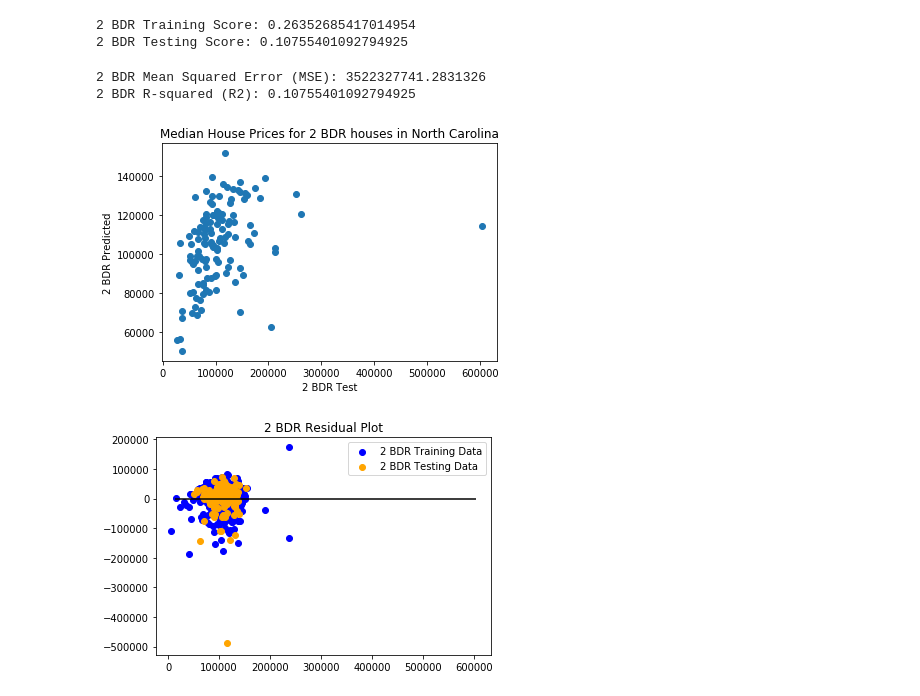
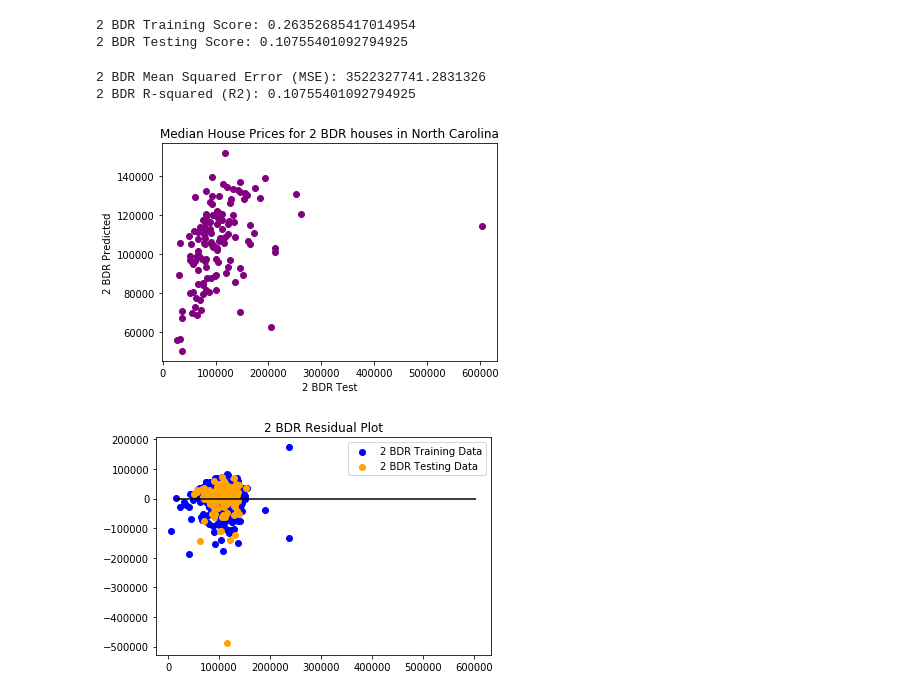
Before and after one commit to waghrayrashi/housepriceprediction, a Jupyter notebook: rw_nchousepricepredictions.ipynb, the cells around one changed output. Saved outputs shown, nothing was run; the diff lists cells and outputs as text; code cells hidden in the pictures.

```diff
--- a/rw_nchousepricepredictions.ipynb
+++ b/rw_nchousepricepredictions.ipynb
@@ -179,33 +179,33 @@ print(f"2 BDR Testing Score: {testing_score_2bdr}")
 # %%
 # Calculate the mean_squared_error and the r-squared value for the testing data
 from sklearn.metrics import mean_squared_error, r2_score
 
 # Use the model to make predictions
 predicted_2bdr = model_2bdr.predict(X_test_2bdr)
 
 # Score the predictions with mse and r2
 mse_2bdr = mean_squared_error(y_test_2bdr, predicted_2bdr)
 r2_2bdr = r2_score(y_test_2bdr, predicted_2bdr)
 print(f"2 BDR Mean Squared Error (MSE): {mse_2bdr}")
 print(f"2 BDR R-squared (R2): {r2_2bdr}")
 
 #Plot the Predicted house prices
-plt.scatter(y_test_2bdr,predicted_2bdr)
+plt.scatter(y_test_2bdr,predicted_2bdr, c="purple")
 
 # Label plot
 plt.xlabel('2 BDR Test')
 plt.ylabel('2 BDR Predicted')
 
 plt.title('Median House Prices for 2 BDR houses in North Carolina')
 
 plt.savefig('./static/images/LinearRegression_2bdr.png')
 
 # Show plot
 plt.show()
 # %% [output]
 2 BDR Mean Squared Error (MSE): 3522327741.2831326
 2 BDR R-squared (R2): 0.10755401092794925
-[figure, old version]
+[figure, new version]
 # %%
 plt.scatter(model_2bdr.predict(X_train_2bdr), model_2bdr.predict(X_train_2bdr) - y_train_2bdr, c="blue", label="2 BDR Training Data")
 
```
Also changed, not shown: parts of 9 cells of this notebook, 7 other files.
